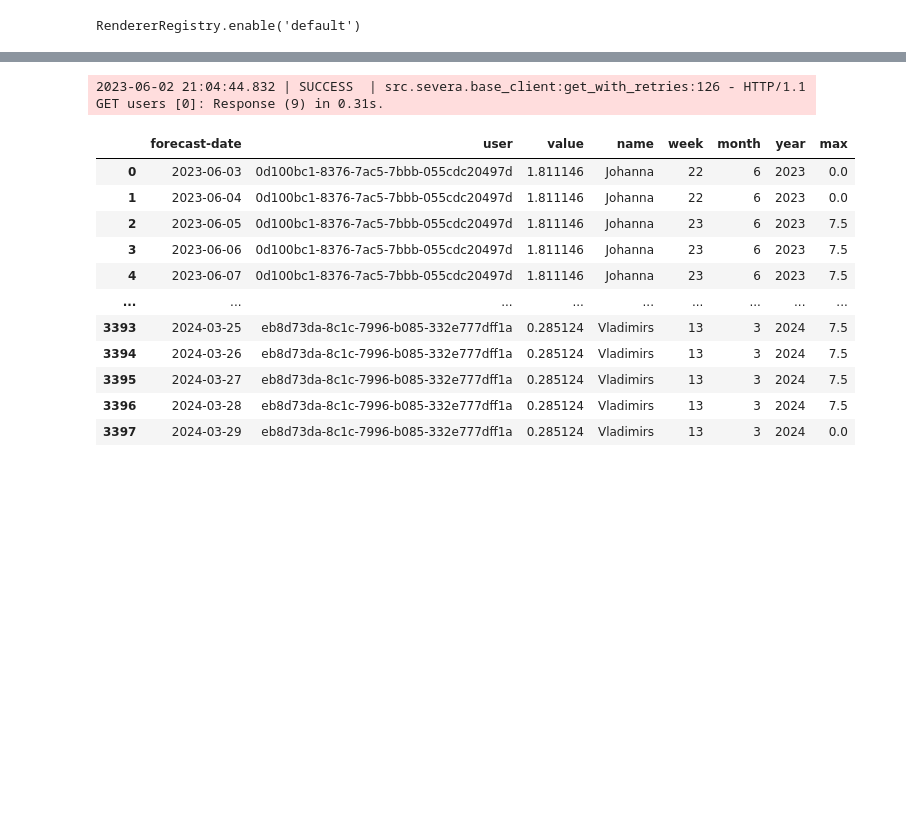
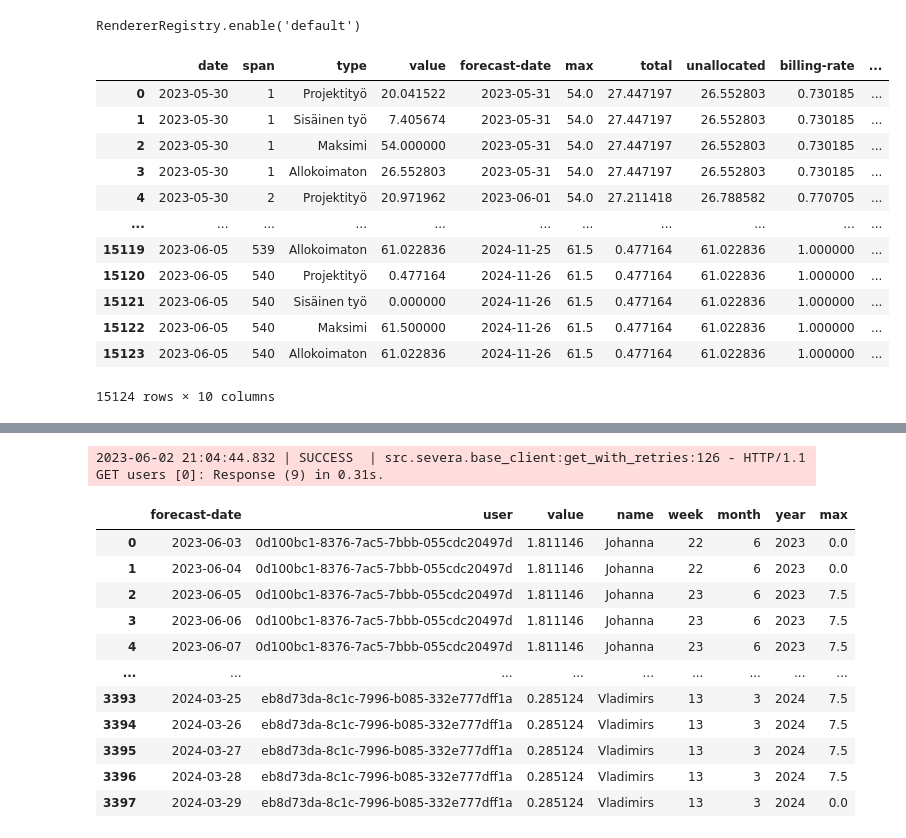
Before and after one commit to vreima/tie-dashboard, a Jupyter notebook: testing-notebook.ipynb, the cells around one changed output, grey strips where cells are left out. Saved outputs shown, nothing was run; the diff lists cells and outputs as text; code cells hidden in the pictures; blank space fills up the shorter version.

```diff
--- a/testing-notebook.ipynb
+++ b/testing-notebook.ipynb
@@ -111,3 +111,23 @@ FI_LOCALE_JSON = {
 alt.renderers.set_embed_options(timeFormatLocale=FI_LOCALE_JSON)
 # %% [output]
 RendererRegistry.enable('default')
+# %%
+import src.visualization
+
+reload(src.visualization)
+
+src.visualization.ChartGroup().prepare_allocation_data(data)
+# %% [output]
+|  | date | span | type | value | forecast-date | max | total | unallocated | billing-rate | ... |
+| 0 | 2023-05-30 | 1 | Projektityö | 20.041522 | 2023-05-31 | 54.0 | 27.447197 | 26.552803 | 0.730185 | ... |
+| 1 | 2023-05-30 | 1 | Sisäinen työ | 7.405674 | 2023-05-31 | 54.0 | 27.447197 | 26.552803 | 0.730185 | ... |
+| 2 | 2023-05-30 | 1 | Maksimi | 54.000000 | 2023-05-31 | 54.0 | 27.447197 | 26.552803 | 0.730185 | ... |
+| 3 | 2023-05-30 | 1 | Allokoimaton | 26.552803 | 2023-05-31 | 54.0 | 27.447197 | 26.552803 | 0.730185 | ... |
+| 4 | 2023-05-30 | 2 | Projektityö | 20.971962 | 2023-06-01 | 54.0 | 27.211418 | 26.788582 | 0.770705 | ... |
+| ... | ... | ... | ... | ... | ... | ... | ... | ... | ... | ... |
+| 15119 | 2023-06-05 | 539 | Allokoimaton | 61.022836 | 2024-11-25 | 61.5 | 0.477164 | 61.022836 | 1.000000 | ... |
+| 15120 | 2023-06-05 | 540 | Projektityö | 0.477164 | 2024-11-26 | 61.5 | 0.477164 | 61.022836 | 1.000000 | ... |
+| 15121 | 2023-06-05 | 540 | Sisäinen työ | 0.000000 | 2024-11-26 | 61.5 | 0.477164 | 61.022836 | 1.000000 | ... |
+| 15122 | 2023-06-05 | 540 | Maksimi | 61.500000 | 2024-11-26 | 61.5 | 0.477164 | 61.022836 | 1.000000 | ... |
+| 15123 | 2023-06-05 | 540 | Allokoimaton | 61.022836 | 2024-11-26 | 61.5 | 0.477164 | 61.022836 | 1.000000 | ... |
+15124 rows × 10 columns
```
Also changed, not shown: parts of 4 cells of this notebook, 4 other files.
